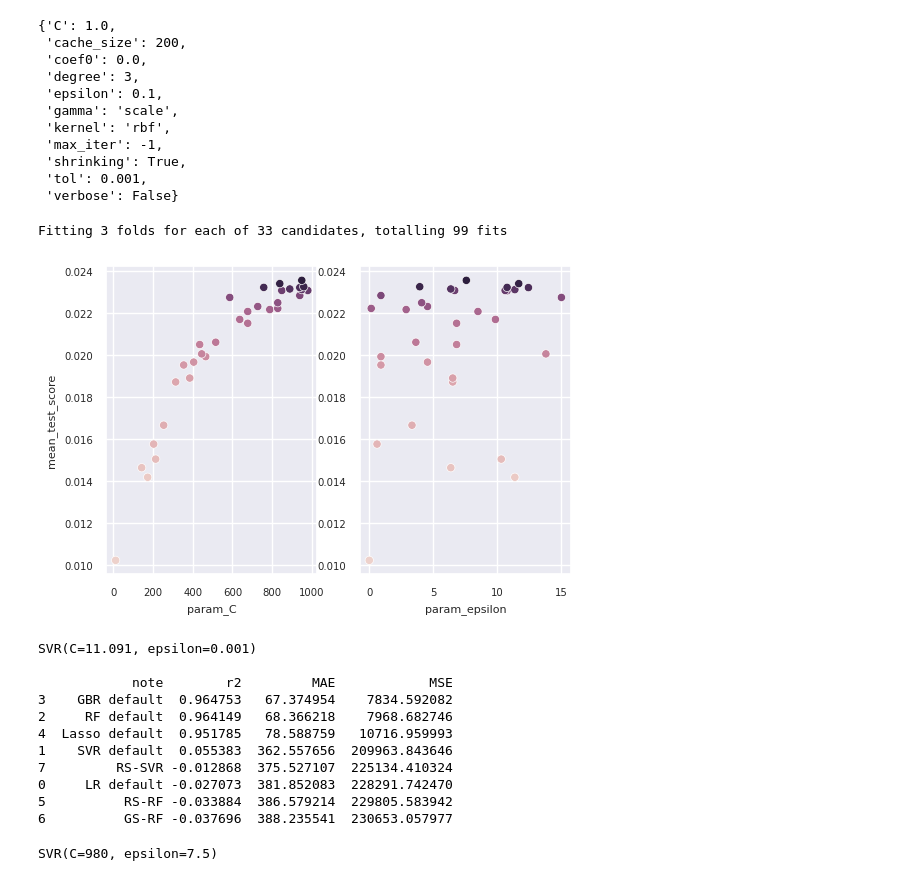
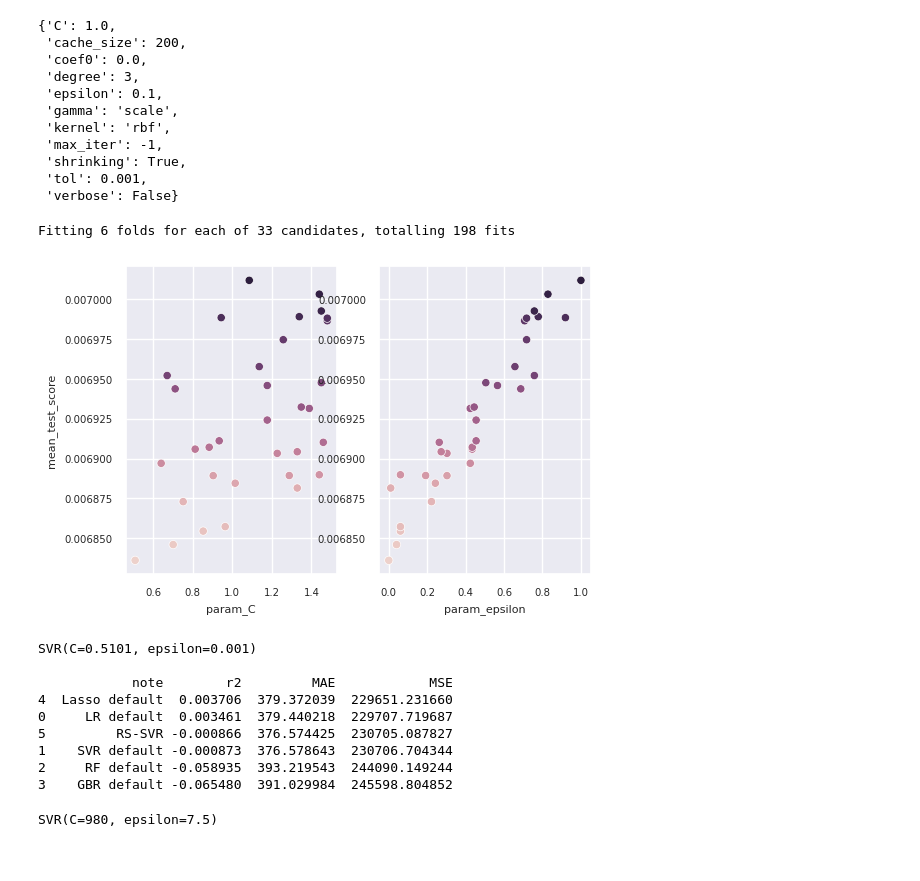
Before and after one commit to ritulupov/BKP, a Jupyter notebook: notebook.ipynb, the cells around one changed output. Saved outputs shown, nothing was run; the diff lists cells and outputs as text; code cells hidden in the pictures.

```diff
--- a/notebook.ipynb
+++ b/notebook.ipynb
@@ -255,12 +255,12 @@ def rs_viz(note, model, data, param_distr, ncols=3):
     """
 
     rs = RandomizedSearchCV(
-        model, n_iter = 33, cv = 3, verbose = 1, n_jobs=-1,
+        model, n_iter = 33, cv = 6, verbose = 1, n_jobs=-1,
         random_state=32, scoring='r2',
         param_distributions=param_distr
         )
 
-    X_train, X_test, y_train, y_test = tt_split(w_df)
+    X_train, X_test, y_train, y_test = tt_split(w_df, transformer=StandardScaler())
 
     rs.fit(X_train, y_train)
 
@@ -272,7 +272,7 @@ def rs_viz(note, model, data, param_distr, ncols=3):
     rs_df = pd.DataFrame(rs.cv_results_).sort_values('rank_test_score')
     rs_df = rs_df[ls]
     rs_df.reset_index(drop=True)
-    rs_df['mean_test_score'] = -rs_df['mean_test_score']
+    #rs_df['mean_test_score'] = -rs_df['mean_test_score']
 
     # визуализация 'split2_test_score',
     scattgird(rs_df, ncols)
@@ -430,7 +430,7 @@ w_df.describe().T
 # Линейная регрессия
 est_df = pd.concat([est_df,
                     est('LR default',LinearRegression(), w_df,
-                        drw=True,)
+                        drw=True,transformer=Normalizer())
                     ], axis=0, ignore_index=True
                    )
 
@@ -510,9 +511,9 @@ RandomForestRegressor().get_params()
 tmp = rs_viz('RF', RandomForestRegressor(), w_df, {
     'n_estimators': [int(x) for x in np.linspace(start = 10,
                                                  stop = 1000,
-                                                 num = 10)],
-    'max_features': [1, 2, 3, 4, 6, 7, 8, 9, 10, 11, 12],
-    'min_samples_split': [int(x) for x in np.linspace(start = 2,
+                                                 num = 200)],
+    'max_features': [float(x) for x in np.linspace(0.001, 3, 50)],
+    'min_samples_split': [int(x) for x in np.linspace(start = 1,
                                                       stop = 12,
                                                       num = 12)],
     'min_samples_leaf': [int(x) for x in np.linspace(start = 1,
@@ -603,36 +629,34 @@ SVR().get_params()
  'verbose': False}
 # %%
 tmp = rs_viz('SVR', SVR(), w_df, {
-    'C': [round(x, 3) for x in np.linspace(start = 1,
-                                                stop = 1000,
+    'C': [round(x, 4) for x in np.linspace(start = 0.5,
+                                                stop = 1.5,
                                                 num = 100)],
     'epsilon': [round(x, 4) for x in np.linspace(start = 0.001,
-                                                      stop = 15,
+                                                      stop = 1,
                                                       num = 100)],
     #'kernel': ['rbf'],
     #'gamma': ['scale']
     #[round(x, 3) for x in np.linspace(start = 0.001, stop = 0.999, num = 5)]
     },
     ncols=2)
 
 est_df = pd.concat([est_df, tmp[0]], ignore_index=True)
 print(*tmp[0]['params'])
 print()
 print(est_df.drop(['params'], axis=1).sort_values(by='r2', ascending=False))
 # %% [output]
-Fitting 3 folds for each of 33 candidates, totalling 99 fits
+Fitting 6 folds for each of 33 candidates, totalling 198 fits
-[figure, old version]
+[figure, new version]
-SVR(C=11.091, epsilon=0.001)
+SVR(C=0.5101, epsilon=0.001)
 
             note        r2         MAE            MSE
-3    GBR default  0.964753   67.374954    7834.592082
-2     RF default  0.964149   68.366218    7968.682746
-4  Lasso default  0.951785   78.588759   10716.959993
-1    SVR default  0.055383  362.557656  209963.843646
-7         RS-SVR -0.012868  375.527107  225134.410324
-0     LR default -0.027073  381.852083  228291.742470
-5          RS-RF -0.033884  386.579214  229805.583942
-6          GS-RF -0.037696  388.235541  230653.057977
+4  Lasso default  0.003706  379.372039  229651.231660
+0     LR default  0.003461  379.440218  229707.719687
+5         RS-SVR -0.000866  376.574425  230705.087827
+1    SVR default -0.000873  376.578643  230706.704344
+2     RF default -0.058935  393.219543  244090.149244
+3    GBR default -0.065480  391.029984  245598.804852
 # %%
 GSCV = GridSearchCV(SVR(), {
     'C': [980, 1100],
```
Also changed, not shown: parts of 17 cells of this notebook, 3 other files.
